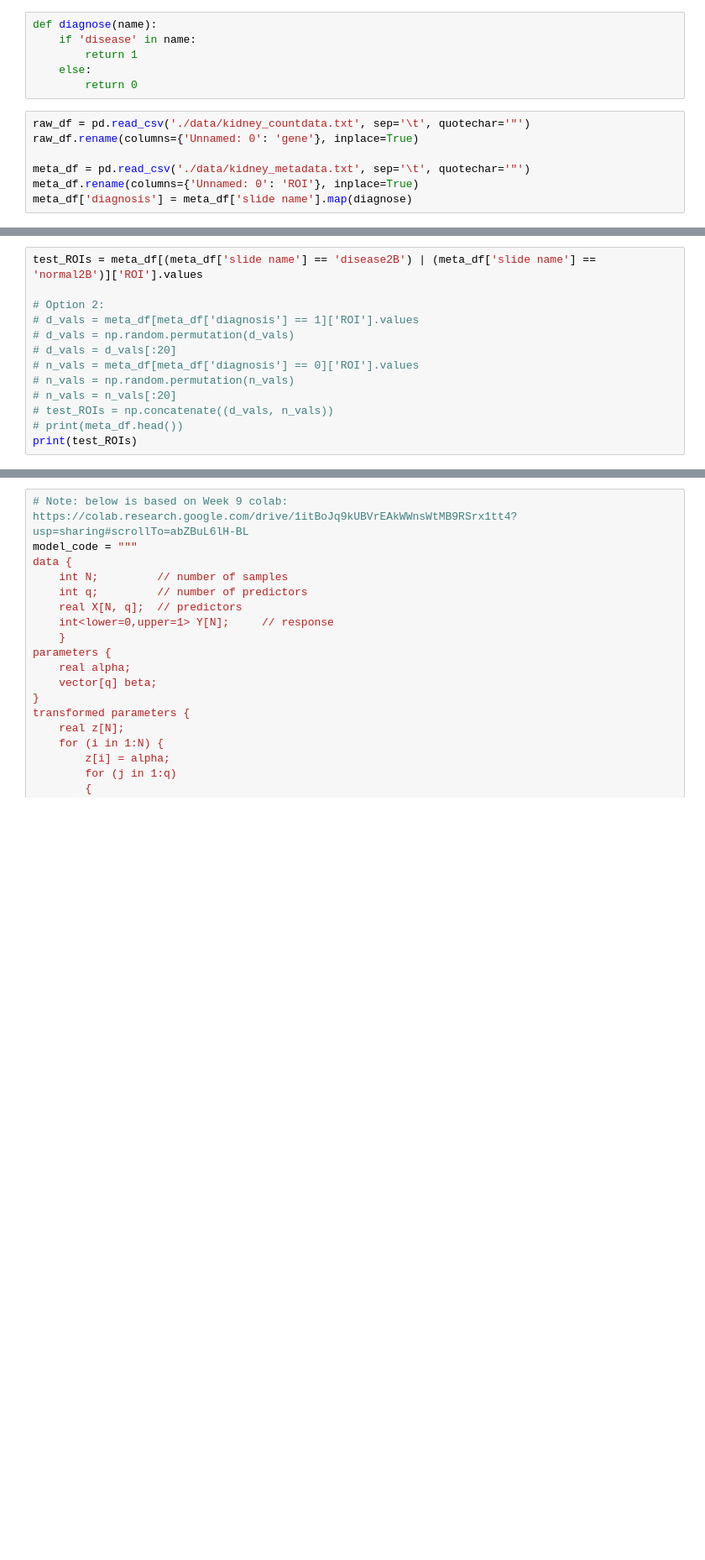
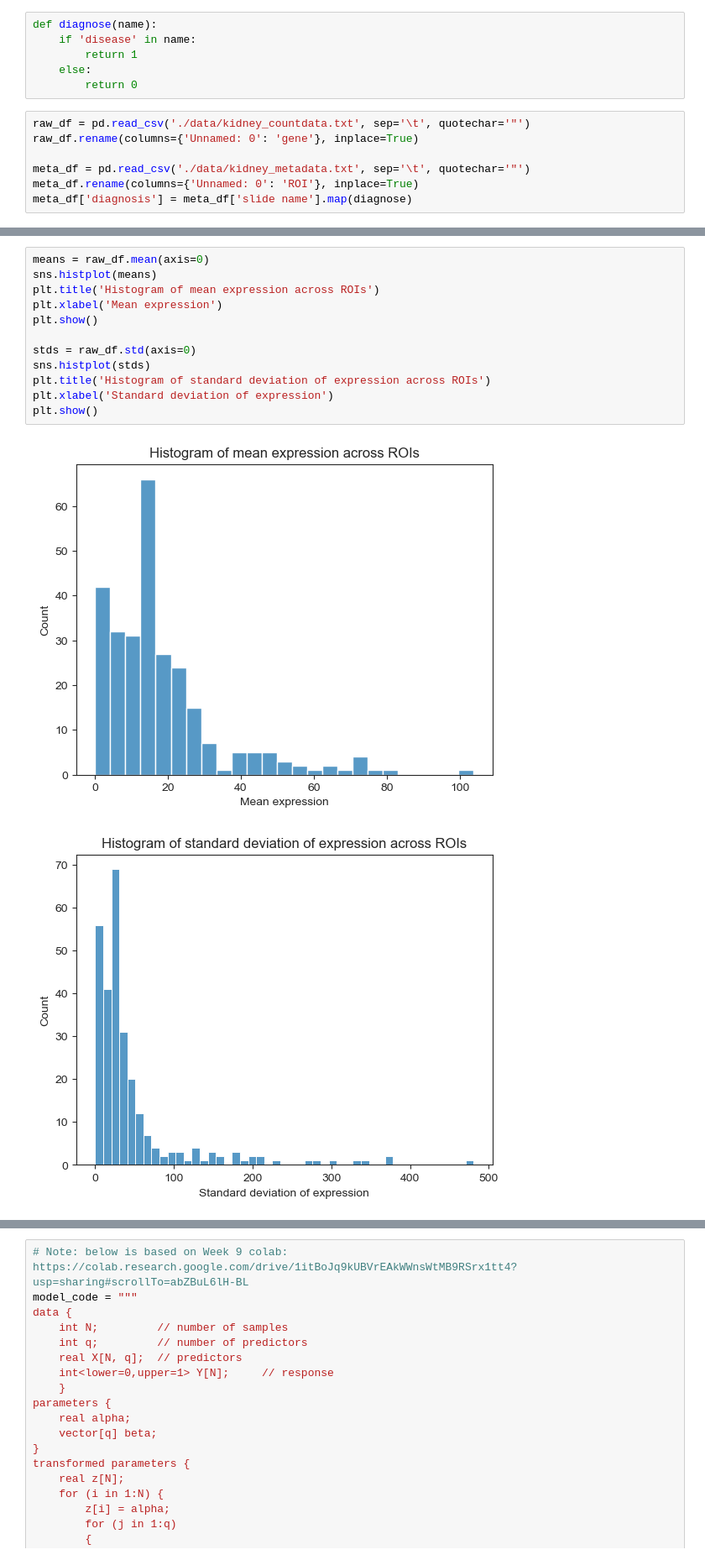
Before and after one commit to CamLunn/Bayesian-Logistic-Regression-Kidney-Disease, a Jupyter notebook: model_notebook_1.ipynb, the cells around one changed output, grey strips where cells are left out. Shown at 84% size. Cells and saved outputs as stored; diff of their text form; blank space fills up the shorter version.

```diff
--- a/model_notebook_1.ipynb
+++ b/model_notebook_1.ipynb
@@ -49,13 +62,15 @@ plt.show()
-# %%
-test_ROIs = meta_df[(meta_df['slide name'] == 'disease2B') | (meta_df['slide name'] == 'normal2B')]['ROI'].values
-
-# Option 2:
-# d_vals = meta_df[meta_df['diagnosis'] == 1]['ROI'].values
-# d_vals = np.random.permutation(d_vals)
-# d_vals = d_vals[:20]
-# n_vals = meta_df[meta_df['diagnosis'] == 0]['ROI'].values
-# n_vals = np.random.permutation(n_vals)
-# n_vals = n_vals[:20]
-# test_ROIs = np.concatenate((d_vals, n_vals))
-# print(meta_df.head())
-print(test_ROIs)
+# %%
+means = raw_df.mean(axis=0)
+sns.histplot(means)
+plt.title('Histogram of mean expression across ROIs')
+plt.xlabel('Mean expression')
+plt.show()
+
+stds = raw_df.std(axis=0)
+sns.histplot(stds)
+plt.title('Histogram of standard deviation of expression across ROIs')
+plt.xlabel('Standard deviation of expression')
+plt.show()
+# %% [output]
+[figure, added]
+[figure, added]
```
Also changed, not shown: parts of 21 cells of this notebook, 7 other files.
